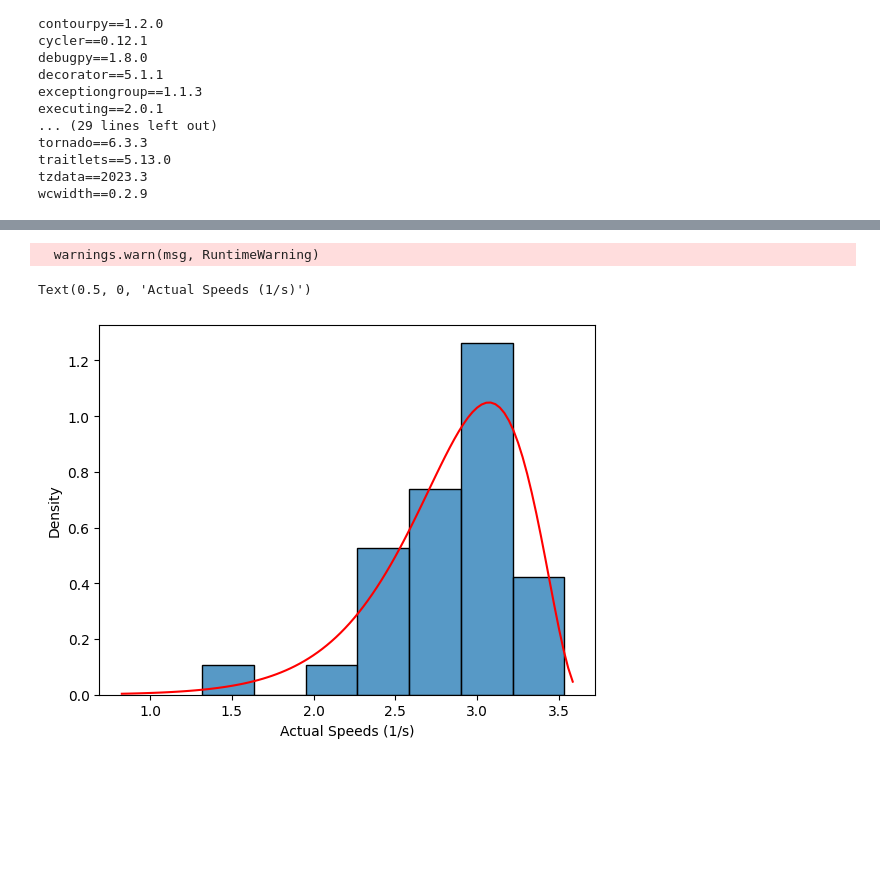
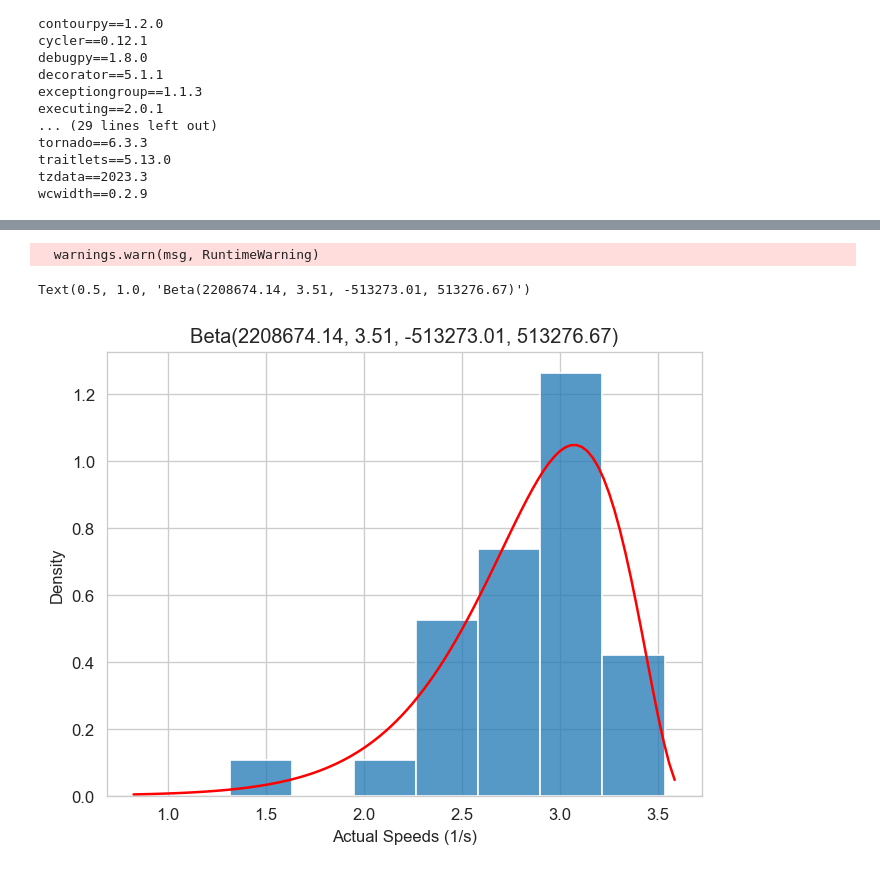
Before and after one commit to haganenoneko/ScienceClub, a Jupyter notebook: notebooks/ReactionTime_1.ipynb, the cells around one changed output, grey strips where cells are left out. Saved outputs shown, nothing was run; the diff lists cells and outputs as text; code cells hidden in the pictures; blank space fills up the shorter version.

```diff
--- a/notebooks/ReactionTime_1.ipynb
+++ b/notebooks/ReactionTime_1.ipynb
@@ -45,4 +84,6 @@ import seaborn as sns
 # %%
-data = pd.read_csv(Path.cwd().parent / 'resources/reaction_time/dy_elapsed_vs_actual.csv', header=None, index_col=0).T
-data.head()
+# dataframe of data with elapsed times
+df_elapsed = pd.read_csv('../resources/reaction_time/data/dy_elapsed_vs_actual.csv', header=None, index_col=0).T
+
+print(df_elapsed.head(), df_elapsed.tail(), df_elapsed.describe(), df_elapsed.info(), sep='\n\n')
 # %% [output]
@@ -50,2 +203,4 @@ FileNotFoundError: [Errno 2] No such file or directory: 'c:\\Users\\delbe\\Docum
 # %%
 plt.style.use('default')
+sns.set_style('whitegrid')
+plt.rcParams['figure.dpi'] = 120
@@ -75,15 +391,17 @@ ax.plot(x, rv.pdf(x), 'r-')
 # %%
 from scipy.stats import beta
 
-data['Actual Speeds'] = 1/data.iloc[:,1]
+df_elapsed['Actual Speeds'] = 1/df_elapsed.iloc[:,1]
 
-rv_beta = beta(*beta.fit(data['Actual Speeds']))
+params = beta.fit(df_elapsed['Actual Speeds'])
+rv_beta = beta(*params)
 x = np.linspace(rv_beta.ppf(0.001), rv_beta.ppf(0.999), 100)
 
-ax = sns.histplot(data['Actual Speeds'], bins='auto', stat='density')
+ax = sns.histplot(df_elapsed['Actual Speeds'], bins='auto', stat='density')
 ax.plot(x, rv_beta.pdf(x), 'r-')
 ax.set_xlabel("Actual Speeds (1/s)")
+ax.set_title(f"Beta({', '.join([f'{p:.2f}' for p in params])})")
 # %% [output]
   warnings.warn(msg, RuntimeWarning)
-Text(0.5, 0, 'Actual Speeds (1/s)')
+Text(0.5, 1.0, 'Beta(2208674.14, 3.51, -513273.01, 513276.67)')
-[figure, old version]
+[figure, new version]
```
Also changed, not shown: parts of 27 cells of this notebook.
